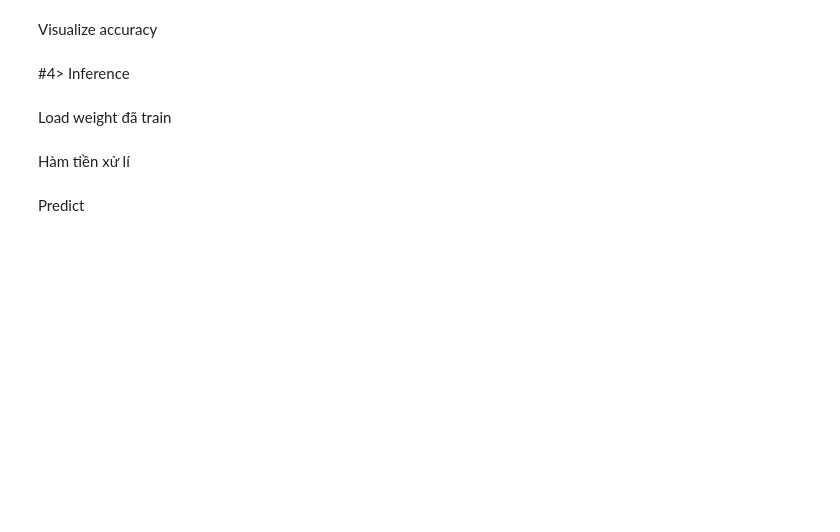
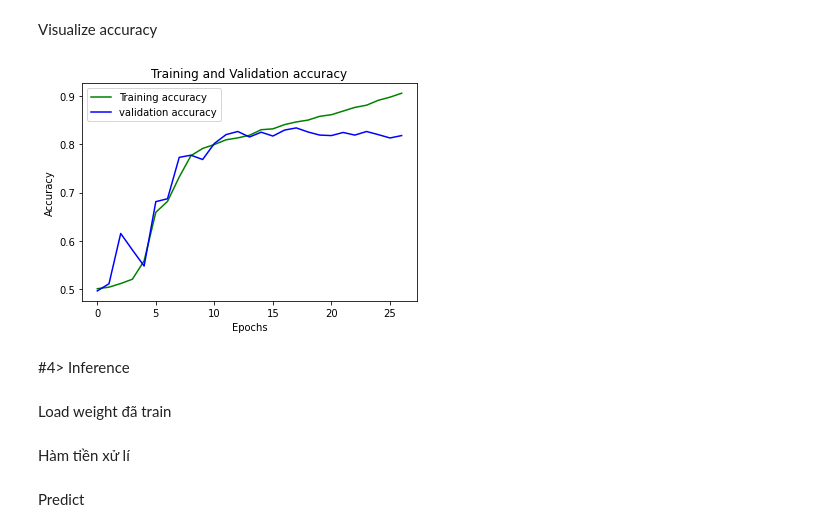
Before and after one commit to lephuocdat2000/Tu-hu, a Jupyter notebook: Description.ipynb, the cells around one changed output. Cells and saved outputs as stored; diff of their text form; code cells hidden in the pictures; blank space fills up the shorter version.

```diff
--- a/Description.ipynb
+++ b/Description.ipynb
@@ -314,16 +313,18 @@ plt.show()
 # %% [markdown]
 Visualize accuracy
 # %%
-loss_train = history.history['acc']
-loss_val = history.history['val_acc']
-epochs = range(1,11)
+loss_train = history.history['accuracy']
+loss_val = history.history['val_accuracy']
+epochs = range(0,27)
 plt.plot(epochs, loss_train, 'g', label='Training accuracy')
 plt.plot(epochs, loss_val, 'b', label='validation accuracy')
 plt.title('Training and Validation accuracy')
 plt.xlabel('Epochs')
 plt.ylabel('Accuracy')
 plt.legend()
 plt.show()
+# %% [output]
+[figure, added]
 # %% [markdown]
 #4> Inference
 # %% [markdown]
```
Also changed, not shown: parts of 17 cells of this notebook.
